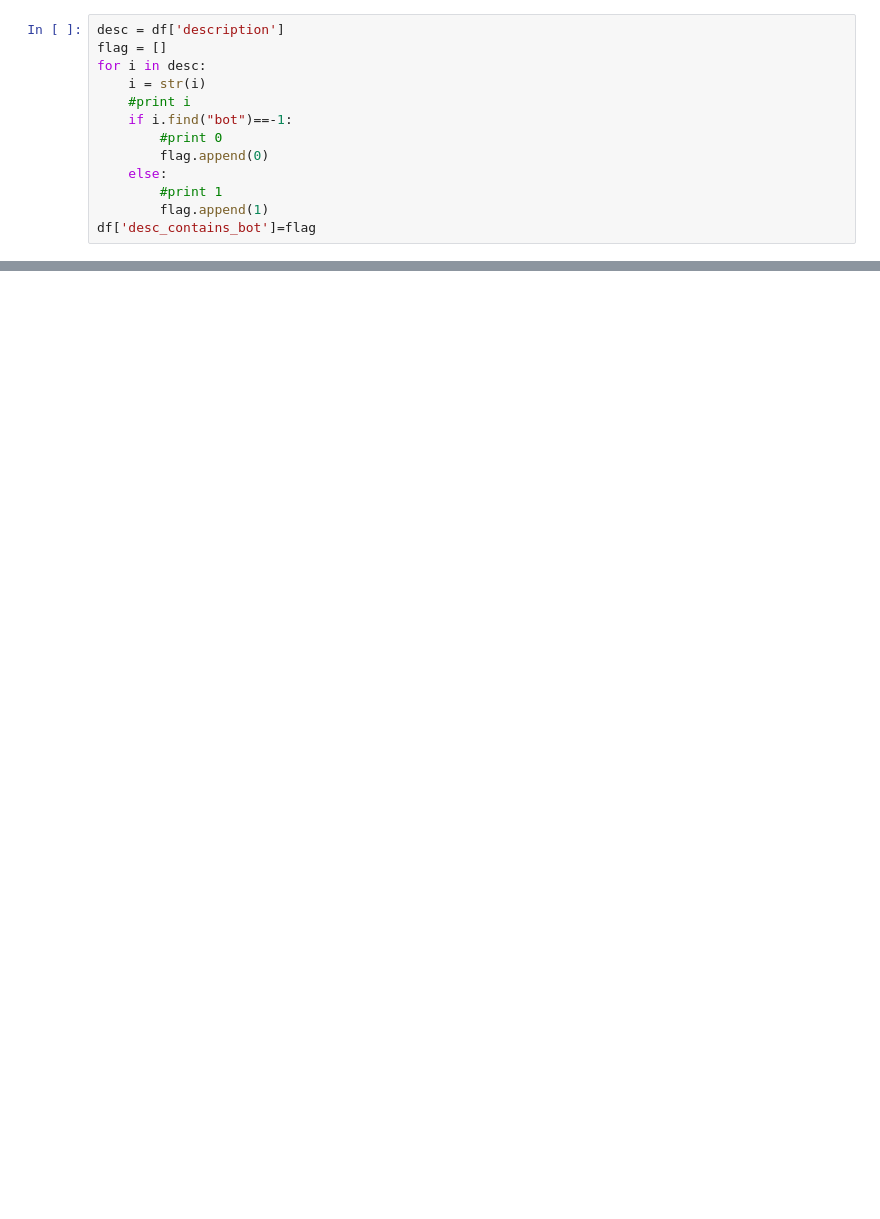
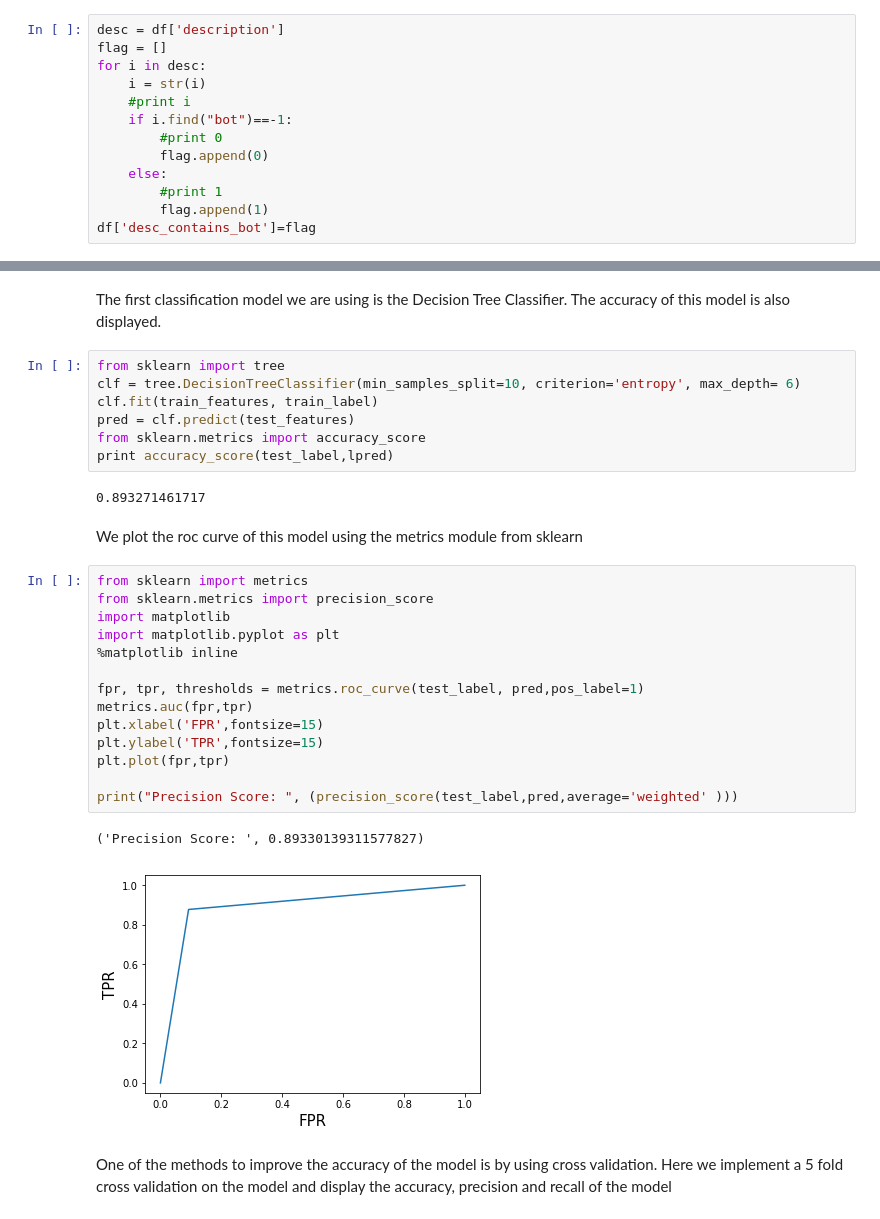
Before and after one commit to saifsahmed/ML-Project, a Jupyter notebook: algo1.ipynb, the cells around one changed output, grey strips where cells are left out. Cells and saved outputs as stored; diff of their text form; blank space fills up the shorter version.

```diff
--- a/algo1.ipynb
+++ b/algo1.ipynb
@@ -202,0 +119,32 @@ kf = KFold(n_splits=5)
+# %% [markdown]
+The first classification model we are using is the Decision Tree Classifier. The accuracy of this model is also displayed.
+# %%
+from sklearn import tree
+clf = tree.DecisionTreeClassifier(min_samples_split=10, criterion='entropy', max_depth= 6)
+clf.fit(train_features, train_label)
+pred = clf.predict(test_features)
+from sklearn.metrics import accuracy_score
+print accuracy_score(test_label,lpred)
+# %% [output]
+0.893271461717
+# %% [markdown]
+We plot the roc curve of this model using the metrics module from sklearn
+# %%
+from sklearn import metrics
+from sklearn.metrics import precision_score
+import matplotlib
+import matplotlib.pyplot as plt
+%matplotlib inline
+
+fpr, tpr, thresholds = metrics.roc_curve(test_label, pred,pos_label=1)
+metrics.auc(fpr,tpr)
+plt.xlabel('FPR',fontsize=15)
+plt.ylabel('TPR',fontsize=15)
+plt.plot(fpr,tpr)
+
+print("Precision Score: ", (precision_score(test_label,pred,average='weighted' )))
+# %% [output]
+('Precision Score: ', 0.89330139311577827)
+[figure, added]
+# %% [markdown]
+One of the methods to improve the accuracy of the model is by using cross validation. Here we implement a 5 fold cross validation on the model and display the accuracy, precision and recall of the model
```
Also changed, not shown: parts of 65 cells of this notebook.
